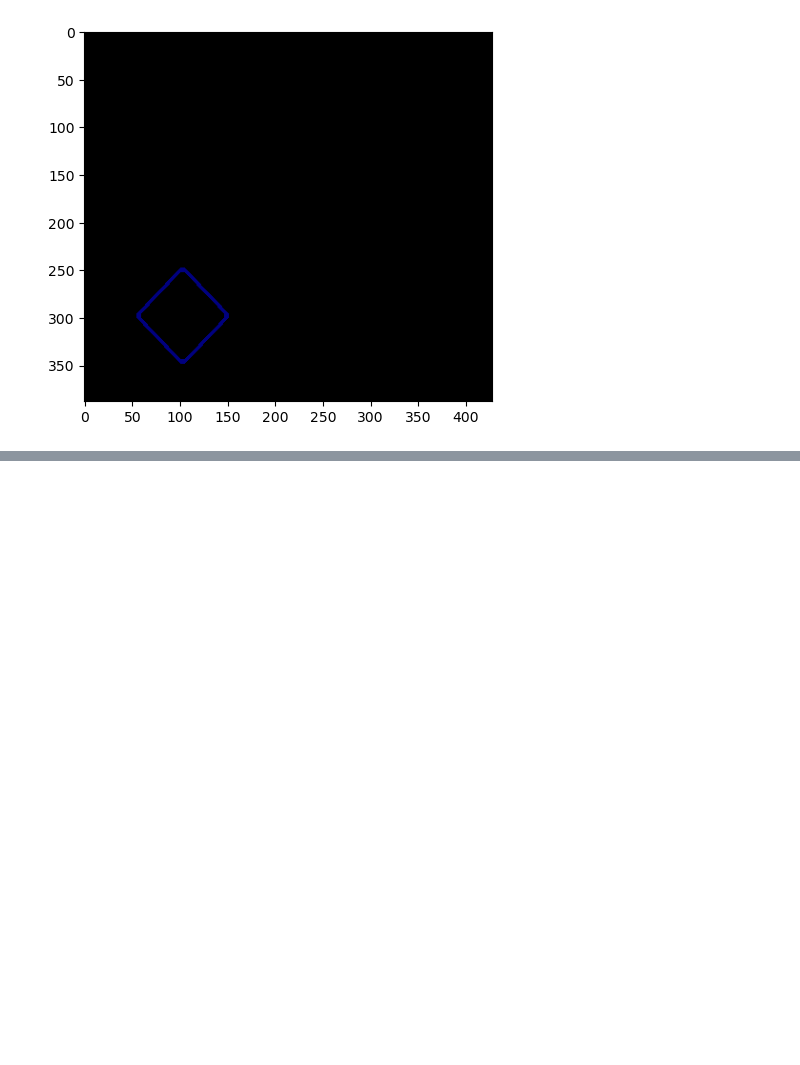
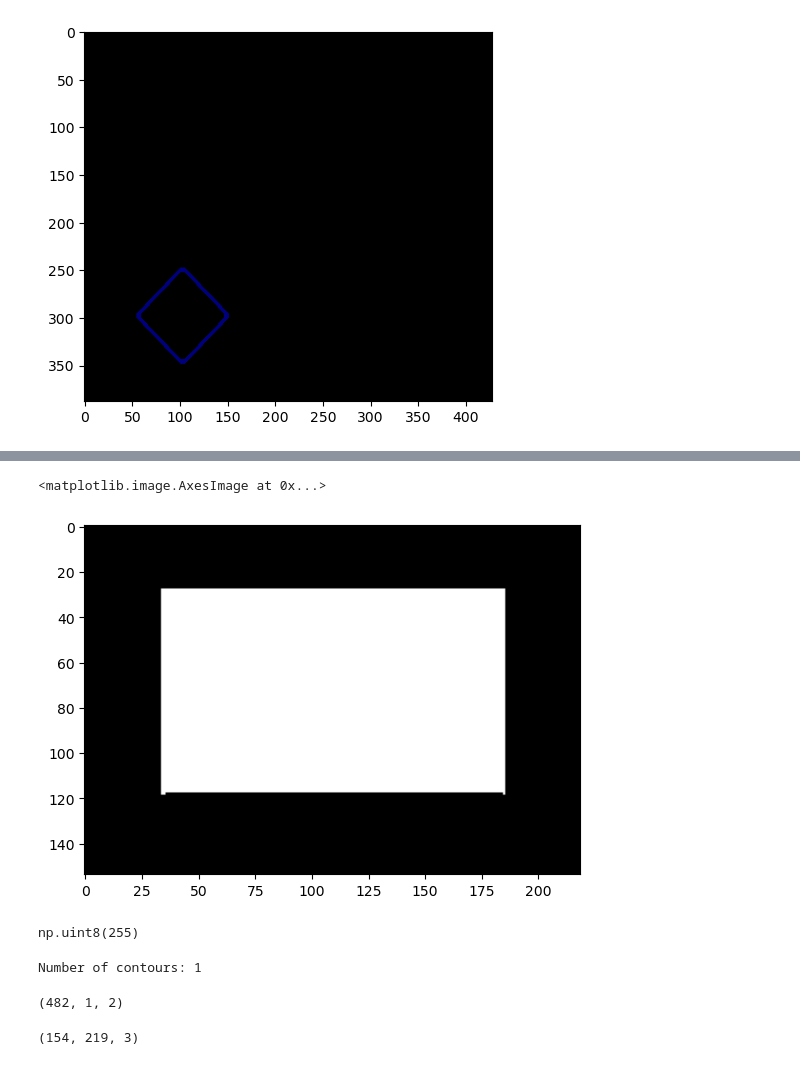
Before and after one commit to mjmousavi97/image-processing-and-computer_vision-using-opencv, a Jupyter notebook: projects/session_4/src/Finding_Contour.ipynb, the cells around one changed output, grey strips where cells are left out. Cells and saved outputs as stored; diff of their text form; code cells hidden in the pictures; blank space fills up the shorter version.

Commit message:
Added session_4/src/Finding_Contour.ipynb and session_4/src/Convex_Hull.ipynb witch were about finding contours as convex hull in opencv

```diff
--- a/projects/session_4/src/Finding_Contour.ipynb
+++ b/projects/session_4/src/Finding_Contour.ipynb
@@ -53,0 +78,25 @@ plt.imshow(image_shape[..., ::-1])
+# %%
+ret, thresh = cv2.threshold(image, 127, 255, cv2.THRESH_BINARY)
+# %%
+plt.imshow(thresh, cmap='gray')
+# %% [output]
+<matplotlib.image.AxesImage at 0x...>
+[figure, added]
+# %%
+thresh.max()
+# %% [output]
+np.uint8(255)
+# %%
+contours, hierarchy = cv2.findContours(thresh, cv2.RETR_TREE, cv2.CHAIN_APPROX_NONE)
+print(f"Number of contours: {len(contours)}")
+# %% [output]
+Number of contours: 1
+# %%
+contours[0].shape
+# %% [output]
+(482, 1, 2)
+# %%
+image_bgr = cv2.cvtColor(image, cv2.COLOR_GRAY2BGR)
+print(image_bgr.shape)
+# %% [output]
+(154, 219, 3)
```
Also changed, not shown: parts of 11 cells of this notebook, 1 other file.
